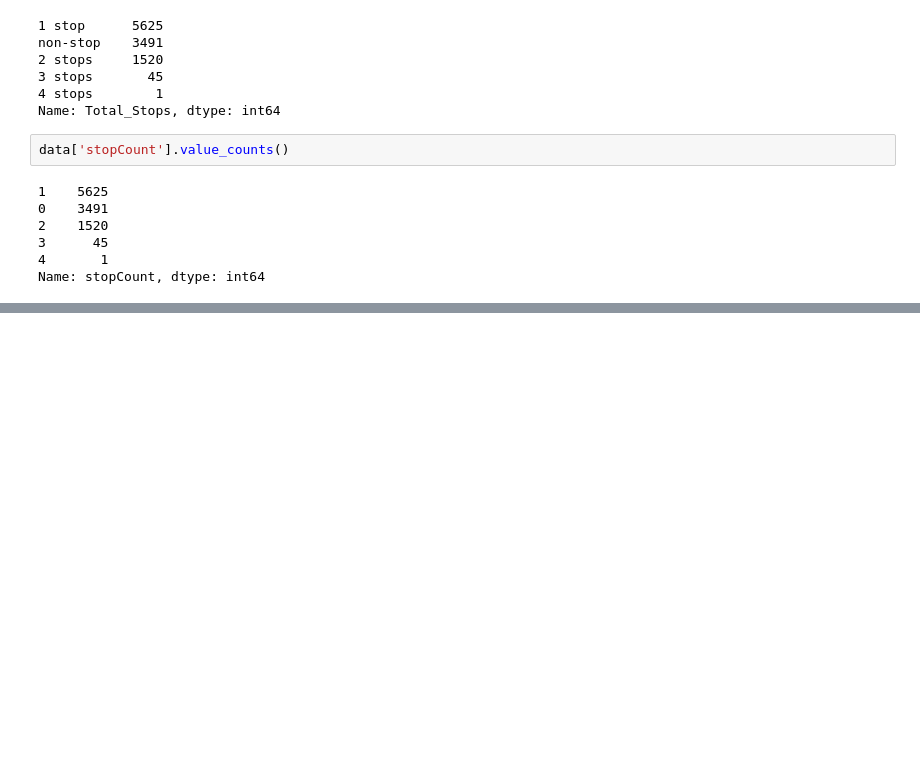
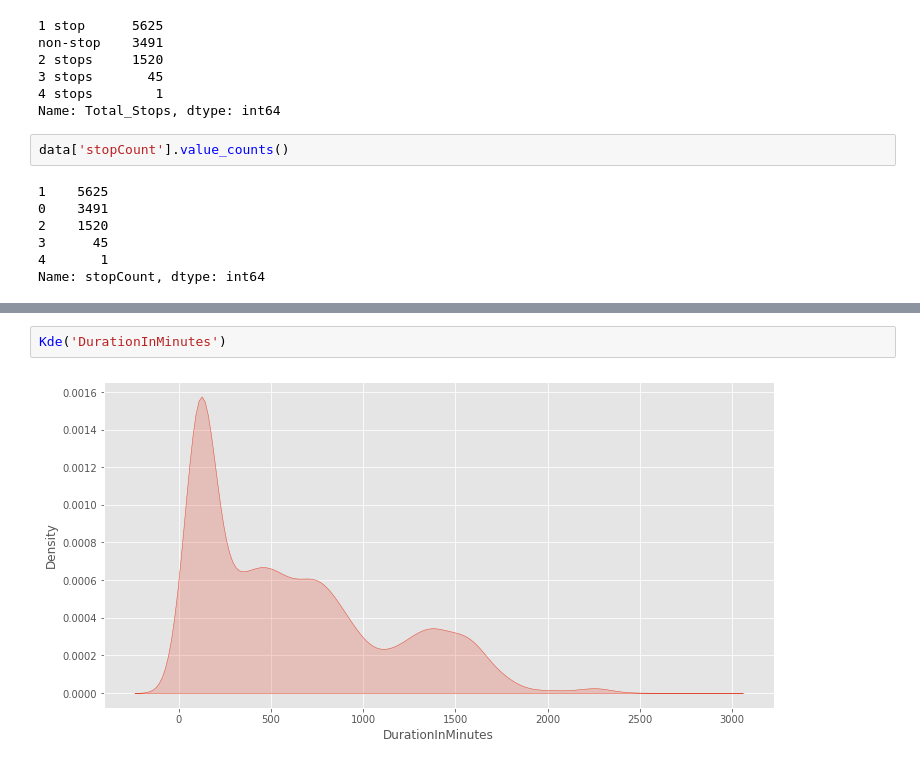
Before and after one commit to ahmedbasemdev/Epsilon-InternShip, a Jupyter notebook: Task 1 - Regression/Code.ipynb, the cells around one changed output, grey strips where cells are left out. Cells and saved outputs as stored; diff of their text form; blank space fills up the shorter version.

```diff
--- a/Task 1 - Regression/Code.ipynb
+++ b/Task 1 - Regression/Code.ipynb
@@ -224,0 +415,4 @@ Name: stopCount, dtype: int64
+# %%
+Kde('DurationInMinutes')
+# %% [output]
+[figure, added]
```
Also changed, not shown: parts of 24 cells of this notebook, 5 other files.
